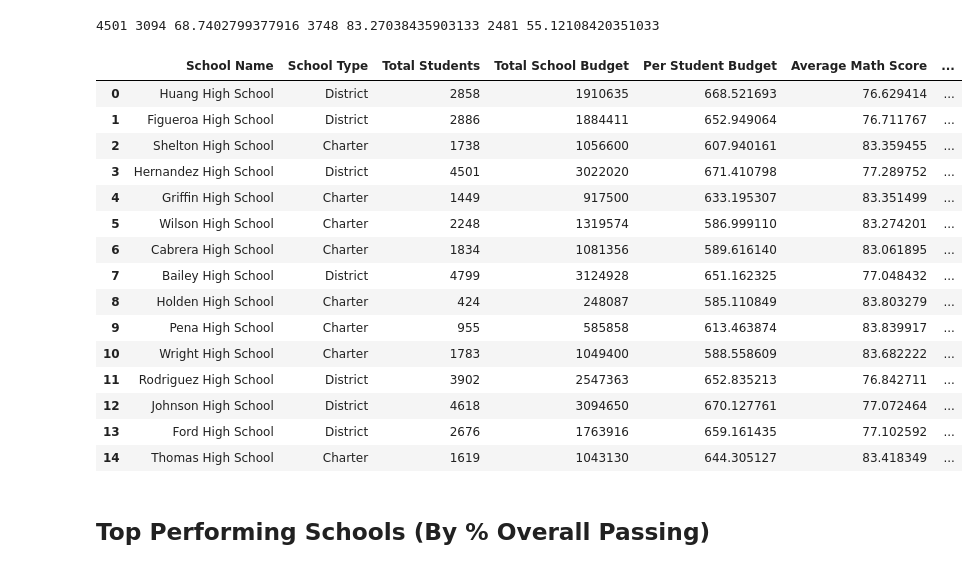
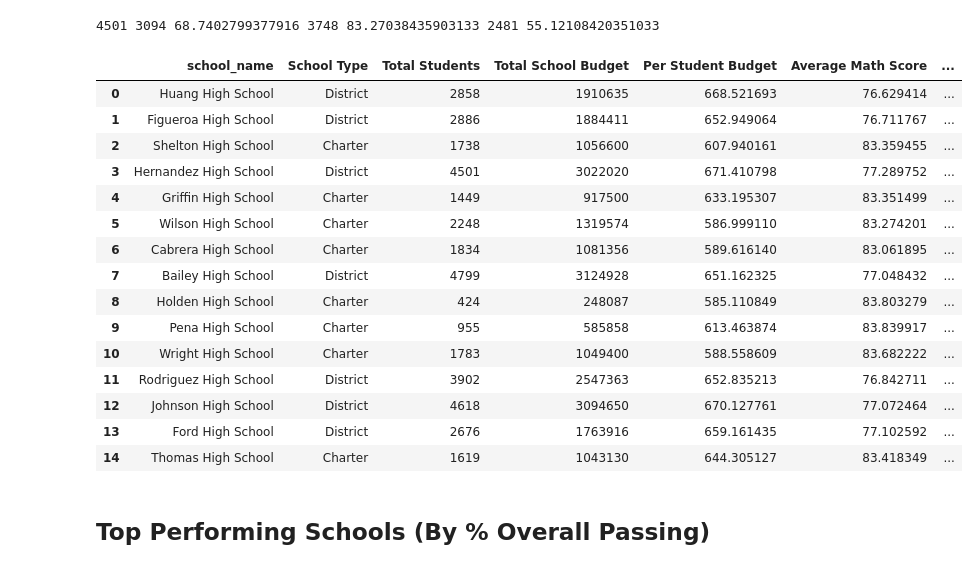
Before and after one commit to hamiltojogo/pandas-challenge, a Jupyter notebook: PyCitySchools_starter.ipynb, the cells around one changed output. Drawn from its saved outputs; the diff is of its cells as text; code cells hidden in the pictures.

```diff
--- a/PyCitySchools_starter.ipynb
+++ b/PyCitySchools_starter.ipynb
@@ -418,24 +418,24 @@ ThomasPercentPassingReading = (ThomasPassingReadingTotal/ThomasTotalStudents)*10
 ThomasPercentPassingOverall = (ThomasOverallPassing/ThomasTotalStudents)*100
 # %%
 SchoolSummary_df = pd.DataFrame({
-    'School Name':['Huang High School', 'Figueroa High School', 'Shelton High School',
+    'school_name':['Huang High School', 'Figueroa High School', 'Shelton High School',
        'Hernandez High School', 'Griffin High School',
        'Wilson High School', 'Cabrera High School', 'Bailey High School',
        'Holden High School', 'Pena High School', 'Wright High School',
        'Rodriguez High School', 'Johnson High School', 'Ford High School', 'Thomas High School'
        ],
     'School Type': [HuangType, FigueroaType, SheltonType, HernandezType, GriffinType, WilsonType, CabreraType, BaileyType, HoldenType, PenaType, WrightType, RodriguezType, JohnsonType, FordType, ThomasType],
     'Total Students': [HuangTotalStudents, FigueroaTotalStudents, SheltonTotalStudents, HernandezTotalStudents, GriffinTotalStudents, WilsonTotalStudents, CabreraTotalStudents, BaileyTotalStudents, HoldenTotalStudents, PenaTotalStudents, WrightTotalStudents, RodriguezTotalStudents, JohnsonTotalStudents, FordTotalStudents, ThomasTotalStudents],
     'Total School Budget': [HuangBudget, FigueroaBudget, SheltonBudget, HernandezBudget, GriffinBudget, WilsonBudget, CabreraBudget, BaileyBudget, HoldenBudget, PenaBudget, WrightBudget, RodriguezBudget, JohnsonBudget, FordBudget, ThomasBudget],
     'Per Student Budget': [HuangBudgetPerStudent, FigueroaBudgetPerStudent, SheltonBudgetPerStudent, HernandezBudgetPerStudent, GriffinBudgetPerStudent, WilsonBudgetPerStudent, CabreraBudgetPerStudent, BaileyBudgetPerStudent, HoldenBudgetPerStudent, PenaBudgetPerStudent, WrightBudgetPerStudent, RodriguezBudgetPerStudent, JohnsonBudgetPerStudent, FordBudgetPerStudent, ThomasBudgetPerStudent],
     'Average Math Score': [HuangMathAvg, FigueroaMathAvg, SheltonMathAvg, HernandezMathAvg, GriffinMathAvg, WilsonMathAvg, CabreraMathAvg, BaileyMathAvg, HoldenMathAvg, PenaMathAvg, WrightMathAvg, RodriguezMathAvg, JohnsonMathAvg, FordMathAvg, ThomasMathAvg],
     'Average Reading Score': [HuangReadingAvg, FigueroaReadingAvg, SheltonReadingAvg, HernandezReadingAvg, GriffinReadingAvg, WilsonReadingAvg, CabreraReadingAvg, BaileyReadingAvg, HoldenReadingAvg, PenaReadingAvg, WrightReadingAvg, RodriguezReadingAvg, JohnsonReadingAvg, FordReadingAvg, ThomasReadingAvg],
     '% Passing Math': [HuangPercentPassingMath, FigueroaPercentPassingMath, SheltonPercentPassingMath, HernandezPercentPassingMath, GriffinPercentPassingMath, WilsonPercentPassingMath, CabreraPercentPassingMath, BaileyPercentPassingMath, HoldenPercentPassingMath, PenaPercentPassingMath, WrightPercentPassingMath, RodriguezPercentPassingMath, JohnsonPercentPassingMath, FordPercentPassingMath, ThomasPercentPassingMath],
     '% Passing Reading': [HuangPercentPassingReading, FigueroaPercentPassingReading, SheltonPercentPassingReading, HernandezPercentPassingReading, GriffinPercentPassingReading, WilsonPercentPassingReading, CabreraPercentPassingReading, BaileyPercentPassingReading, HoldenPercentPassingReading, PenaPercentPassingReading, WrightPercentPassingReading, RodriguezPercentPassingReading, JohnsonPercentPassingReading, FordPercentPassingReading, ThomasPercentPassingReading],
     '% Overall Passing': [HuangPercentPassingOverall, FigueroaPercentPassingOverall, SheltonPercentPassingOverall, HernandezPercentPassingOverall, GriffinPercentPassingOverall, WilsonPercentPassingOverall, CabreraPercentPassingOverall, BaileyPercentPassingOverall, HoldenPercentPassingOverall, PenaPercentPassingOverall, WrightPercentPassingOverall, RodriguezPercentPassingOverall, JohnsonPercentPassingOverall, FordPercentPassingOverall, ThomasPercentPassingOverall]})
 SchoolSummary_df
 # %% [output]
-|  | School Name | School Type | Total Students | Total School Budget | Per Student Budget | Average Math Score | ... |
+|  | school_name | School Type | Total Students | Total School Budget | Per Student Budget | Average Math Score | ... |
 | 0 | Huang High School | District | 2858 | 1910635 | 668.521693 | 76.629414 | ... |
 | 1 | Figueroa High School | District | 2886 | 1884411 | 652.949064 | 76.711767 | ... |
 | 2 | Shelton High School | Charter | 1738 | 1056600 | 607.940161 | 83.359455 | ... |
```
Also changed, not shown: parts of 5 cells of this notebook.
